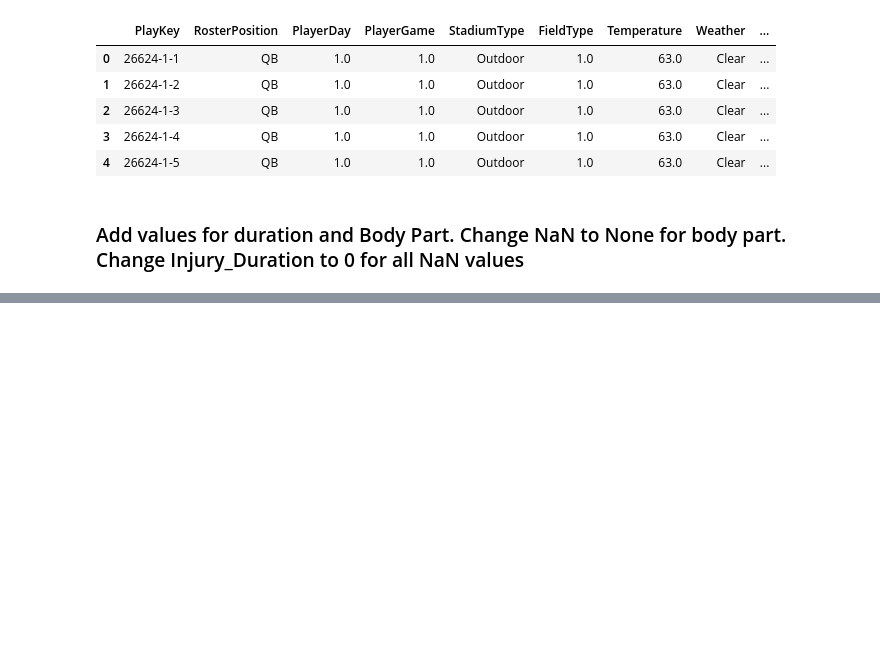
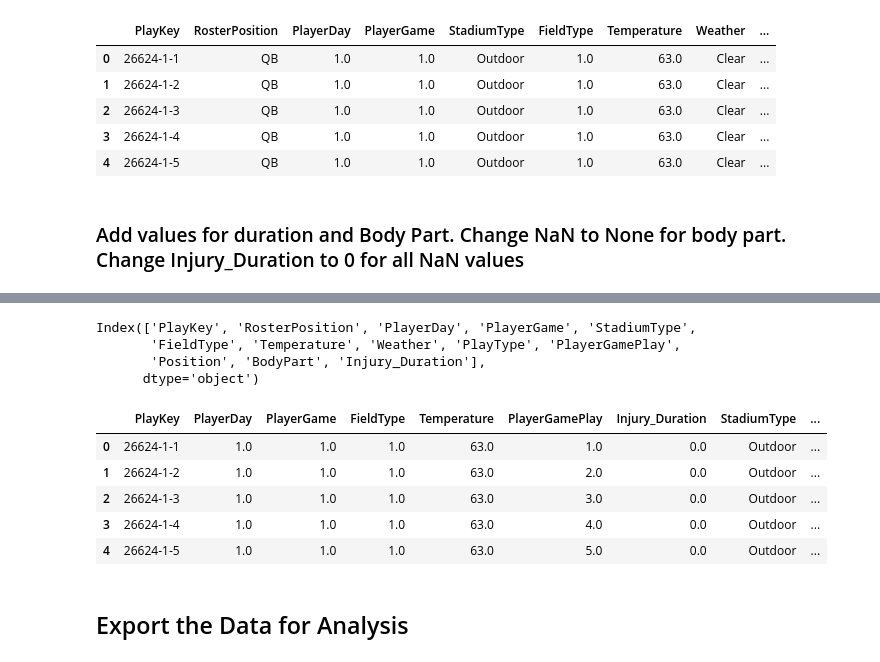
Before and after one commit to agaffney-hub/final-capstone, a Jupyter notebook: EDA.ipynb, the cells around one changed output, grey strips where cells are left out. Saved outputs shown, nothing was run; the diff lists cells and outputs as text; code cells hidden in the pictures; blank space fills up the shorter version.

Commit message:
Completed EDA, exported file

```diff
--- a/EDA.ipynb
+++ b/EDA.ipynb
@@ -551,3 +551,7 @@ play_injuries.head()
 | 4 | 26624-1-5 | QB | 1.0 | 1.0 | Outdoor | 1.0 | 63.0 | Clear | ... |
 # %% [markdown]
 ### Add values for duration and Body Part. Change NaN to None for body part. Change Injury_Duration to 0 for all NaN values
+# %%
+play_injuries.BodyPart.fillna('NoInjury', inplace=True)
+play_injuries.Injury_Duration.fillna(0, inplace=True)
+play_injuries.head()
@@ -553,0 +565,35 @@ play_injuries.head()
+# %%
+play_injuries.columns
+# %% [output]
+Index(['PlayKey', 'RosterPosition', 'PlayerDay', 'PlayerGame', 'StadiumType',
+       'FieldType', 'Temperature', 'Weather', 'PlayType', 'PlayerGamePlay',
+       'Position', 'BodyPart', 'Injury_Duration'],
+      dtype='object')
+# %%
+# Rearrange the columns
+play_injuries = play_injuries[[
+    'PlayKey',
+    'PlayerDay',
+    'PlayerGame',
+    'FieldType',
+    'Temperature',
+    'PlayerGamePlay',
+    'Injury_Duration',
+    'StadiumType',
+    'Weather',
+    'PlayType',
+    'RosterPosition',
+    'Position',
+    'BodyPart'
+    ]]
+
+play_injuries.head()
+# %% [output]
+|  | PlayKey | PlayerDay | PlayerGame | FieldType | Temperature | PlayerGamePlay | Injury_Duration | StadiumType | ... |
+| 0 | 26624-1-1 | 1.0 | 1.0 | 1.0 | 63.0 | 1.0 | 0.0 | Outdoor | ... |
+| 1 | 26624-1-2 | 1.0 | 1.0 | 1.0 | 63.0 | 2.0 | 0.0 | Outdoor | ... |
+| 2 | 26624-1-3 | 1.0 | 1.0 | 1.0 | 63.0 | 3.0 | 0.0 | Outdoor | ... |
+| 3 | 26624-1-4 | 1.0 | 1.0 | 1.0 | 63.0 | 4.0 | 0.0 | Outdoor | ... |
+| 4 | 26624-1-5 | 1.0 | 1.0 | 1.0 | 63.0 | 5.0 | 0.0 | Outdoor | ... |
+# %% [markdown]
+## Export the Data for Analysis
```
Also changed, not shown: parts of 2 cells of this notebook, 1 other file.
